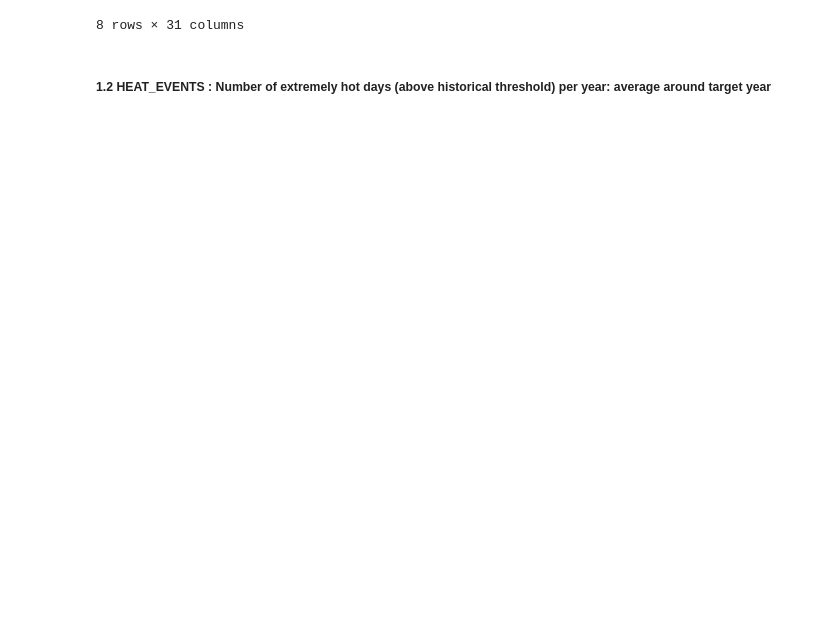
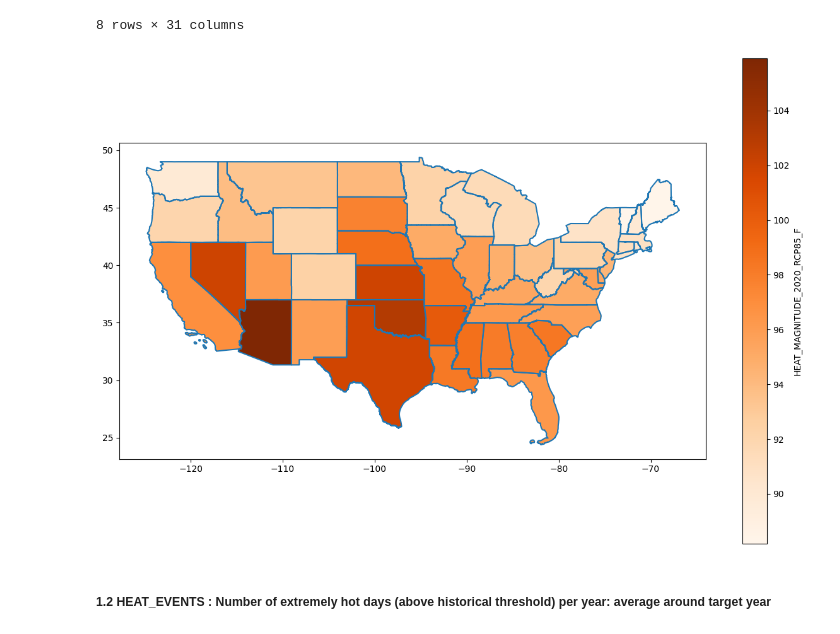
Before and after one commit to Askkip/StatAPP, a Jupyter notebook: US_Climate_Description_Statistics.ipynb, the cells around one changed output. Saved outputs shown, nothing was run; the diff lists cells and outputs as text; code cells hidden in the pictures; blank space fills up the shorter version.

```diff
--- a/US_Climate_Description_Statistics.ipynb
+++ b/US_Climate_Description_Statistics.ipynb
@@ -225,6 +225,10 @@ df.filter(regex=r"HEAT_MAGNITUDE").describe()
 | 75% | 95.100000 | 95.200000 | 95.300000 | 95.600000 | ... |
 | max | 113.600000 | 114.000000 | 114.000000 | 114.200000 | ... |
 8 rows × 31 columns
+# %%
+plot_map_feature("HEAT_MAGNITUDE_2020_RCP85_F",'Oranges')
+# %% [output]
+[figure, added]
 # %% [markdown]
 ##### 1.2 HEAT_EVENTS : Number of extremely hot days (above historical threshold) per year: average around target year
 # %%
```
Also changed, not shown: parts of 8 cells of this notebook, 3 other files.
